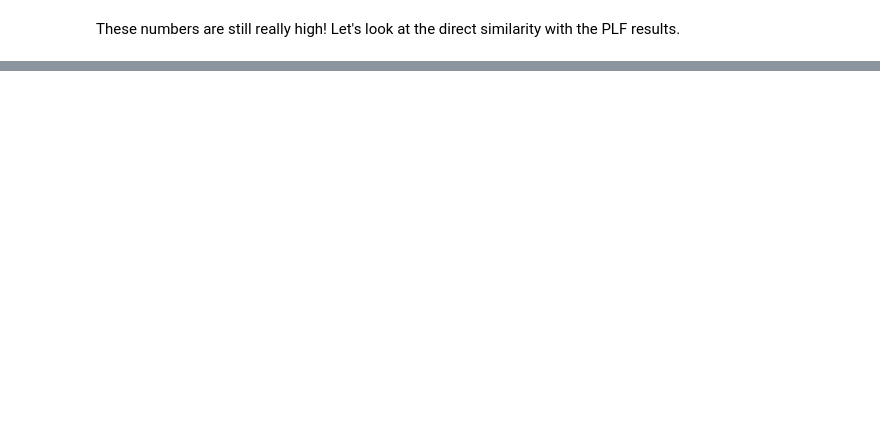
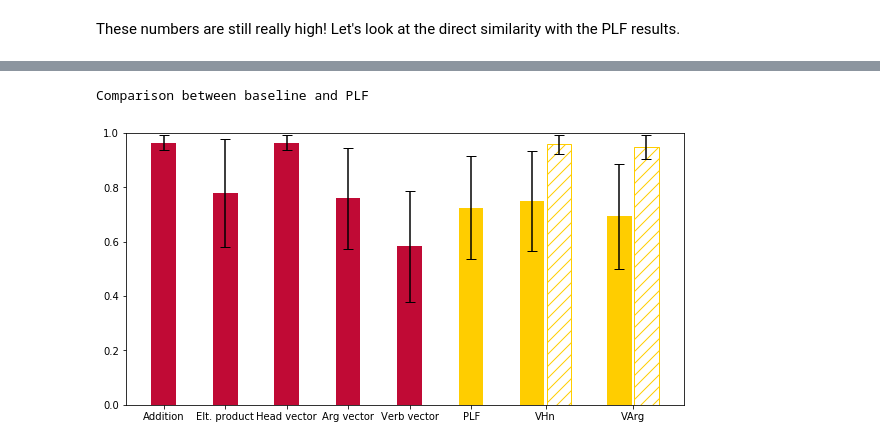
Before and after one commit to lukavdplas/CLIN30-presentation, a Jupyter notebook: analysis.ipynb, the cells around one changed output, grey strips where cells are left out. Saved outputs shown, nothing was run; the diff lists cells and outputs as text; code cells hidden in the pictures; blank space fills up the shorter version.

```diff
--- a/analysis.ipynb
+++ b/analysis.ipynb
@@ -332,0 +413,69 @@ iPLF 0.9682177219853254
+# %%
+#make a nice graph of non-inverted data
+
+#declare colours
+
+c1 = '#C00A35'
+c2 = '#FFCD00'
+c3 = '#24A793'
+
+#get data
+
+#baseline methods
+baseline_methods = methods_N
+baseline_mean_acc = mean_acc[:len(baseline_methods)]
+baseline_sd_acc = sd_acc[:len(baseline_methods)]
+baseline_ticks = np.array(range(len(baseline_methods)))
+
+#PLF
+plf_mean_acc = mean_acc[len(baseline_methods)]
+plf_sd_acc = sd_acc[len(baseline_methods)]
+plf_ticks = np.array([len(baseline_methods)])
+
+#methods VHn and VArg, which match the colour of PLF but include the correlation with PLF
+rest_methods = methods[6:8]
+rest_start = len(baseline_methods) + 1
+rest_end = rest_start + len(rest_methods)
+rest_mean_acc = mean_acc[rest_start: rest_end]
+rest_sd_acc = sd_acc[rest_start: rest_end]
+rest_mean_corr = mean_corr[1 : len(rest_methods) + 1]
+rest_sd_corr = sd_corr[1 : len(rest_methods) + 1]
+rest_ticks = np.array(range(rest_start, rest_end))
+
+#set bar width
+bar_width = 0.4
+bar_spacing = 0.02
+
+#rescale rest_ticks
+rest_ticks_shift = np.array(range(len(rest_ticks))) * (bar_width + bar_spacing)
+rest_ticks_shift = rest_ticks_shift + bar_width / 2 + bar_spacing / 2
+rest_ticks = rest_ticks + rest_ticks_shift
+
+#make bars
+
+plt.figure(figsize = (10,5))
+
+plt.bar(baseline_ticks, baseline_mean_acc,  yerr = baseline_sd_acc, capsize = 5,
+        width = bar_width, color = c1)
+plt.bar(plf_ticks, plf_mean_acc,  yerr = plf_sd_acc, capsize = 5,
+        width = bar_width, color = c2)
+plt.bar(rest_ticks - 0.22, rest_mean_acc,  yerr = rest_sd_acc, capsize = 5,
+        width = bar_width, color = c2)
+plt.bar(rest_ticks + 0.22, rest_mean_corr, yerr = rest_sd_corr, capsize = 5,
+        width = bar_width, fill = False, hatch = '//', edgecolor = c2)
+
+#add tick labels
+
+tick_labels = baseline_methods + ['PLF'] + rest_methods
+tick_labels[1] = 'Elt. product'
+all_ticks = np.hstack((baseline_ticks, plf_ticks, rest_ticks))
+plt.xticks(all_ticks, tick_labels)
+
+#additional stuff
+
+plt.ylim(0,1)
+
+print('Comparison between baseline and PLF')
+# %% [output]
+Comparison between baseline and PLF
+[figure, added]
```
Also changed, not shown: parts of 21 cells of this notebook.
